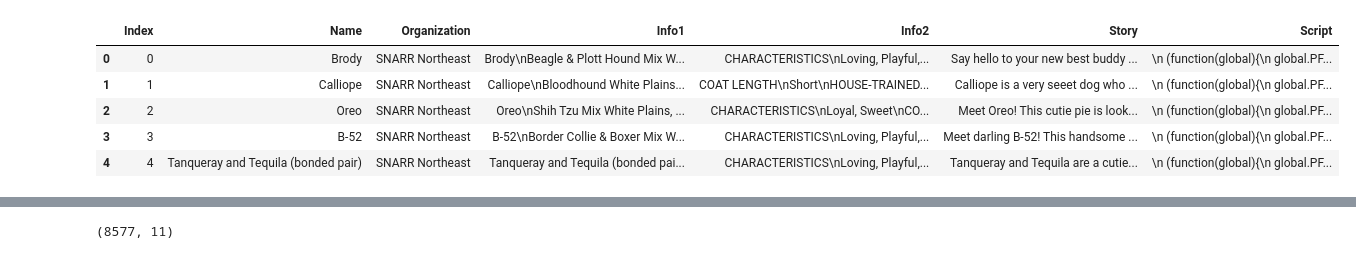
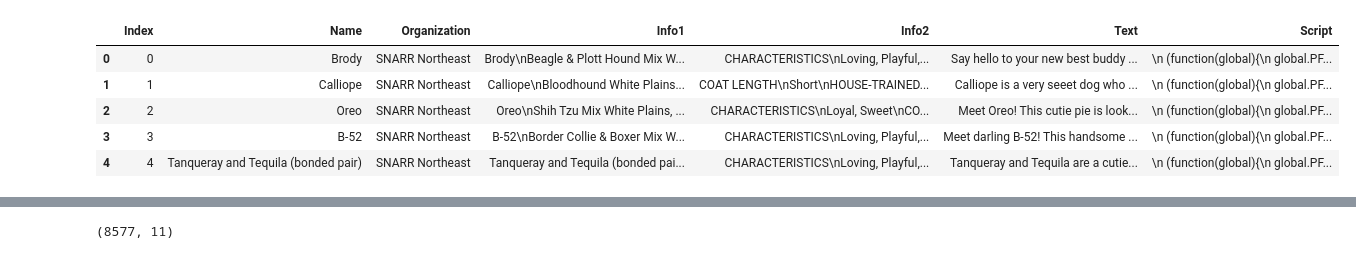
Before and after one commit to dezzibelle/Petfinder_WebscrapingSelenium, a Jupyter notebook: Clean_Data.ipynb, the cells around one changed output, grey strips where cells are left out. Saved outputs shown, nothing was run; the diff lists cells and outputs as text; code cells hidden in the pictures.

```diff
--- a/Clean_Data.ipynb
+++ b/Clean_Data.ipynb
@@ -17,14 +31,13 @@ petsdf = pd.read_csv('combined.csv',header= None)
 # %%
-petsdf.columns = ["Index", "Name", "Organization", "Info1", "Info2", "Story", "Script"]
+petsdf.columns = ["Index", "Name", "Organization", "Info1", "Info2", "Text", "Script"]
+petsdf.head()
+# %% [output]
+|  | Index | Name | Organization | Info1 | Info2 | Text | Script |
+| 0 | 0 | Brody | SNARR Northeast | Brody\nBeagle & Plott Hound Mix W... | CHARACTERISTICS\nLoving, Playful,... | Say hello to your new best buddy ... | \n (function(global){\n global.PF... |
+| 1 | 1 | Calliope | SNARR Northeast | Calliope\nBloodhound White Plains... | COAT LENGTH\nShort\nHOUSE-TRAINED... | Calliope is a very seeet dog who ... | \n (function(global){\n global.PF... |
+| 2 | 2 | Oreo | SNARR Northeast | Oreo\nShih Tzu Mix White Plains, ... | CHARACTERISTICS\nLoyal, Sweet\nCO... | Meet Oreo! This cutie pie is look... | \n (function(global){\n global.PF... |
+| 3 | 3 | B-52 | SNARR Northeast | B-52\nBorder Collie & Boxer Mix W... | CHARACTERISTICS\nLoving, Playful,... | Meet darling B-52! This handsome ... | \n (function(global){\n global.PF... |
+| 4 | 4 | Tanqueray and Tequila (bonded pair) | SNARR Northeast | Tanqueray and Tequila (bonded pai... | CHARACTERISTICS\nLoving, Playful,... | Tanqueray and Tequila are a cutie... | \n (function(global){\n global.PF... |
-# %%
-petsdf.head()
-# %% [output]
-|  | Index | Name | Organization | Info1 | Info2 | Story | Script |
-| 0 | 0 | Brody | SNARR Northeast | Brody\nBeagle & Plott Hound Mix W... | CHARACTERISTICS\nLoving, Playful,... | Say hello to your new best buddy ... | \n (function(global){\n global.PF... |
-| 1 | 1 | Calliope | SNARR Northeast | Calliope\nBloodhound White Plains... | COAT LENGTH\nShort\nHOUSE-TRAINED... | Calliope is a very seeet dog who ... | \n (function(global){\n global.PF... |
-| 2 | 2 | Oreo | SNARR Northeast | Oreo\nShih Tzu Mix White Plains, ... | CHARACTERISTICS\nLoyal, Sweet\nCO... | Meet Oreo! This cutie pie is look... | \n (function(global){\n global.PF... |
-| 3 | 3 | B-52 | SNARR Northeast | B-52\nBorder Collie & Boxer Mix W... | CHARACTERISTICS\nLoving, Playful,... | Meet darling B-52! This handsome ... | \n (function(global){\n global.PF... |
-| 4 | 4 | Tanqueray and Tequila (bonded pair) | SNARR Northeast | Tanqueray and Tequila (bonded pai... | CHARACTERISTICS\nLoving, Playful,... | Tanqueray and Tequila are a cutie... | \n (function(global){\n global.PF... |
 # %%
 def gender(info):
     if "Male" in info:
```
Also changed, not shown: parts of 12 cells of this notebook, 11 other files.
